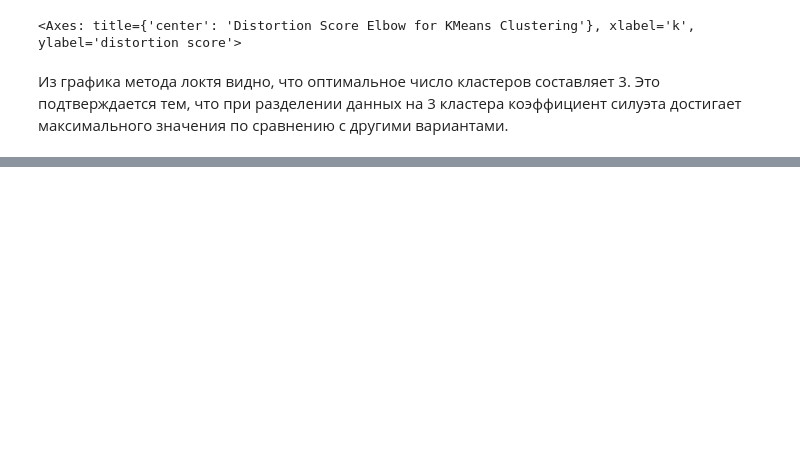
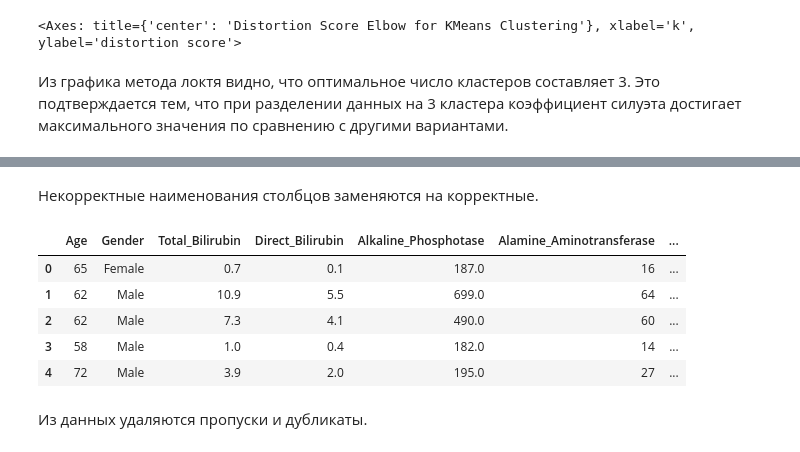
Before and after one commit to MaksimLevchenko/data_analyze_4, a Jupyter notebook: Lr4.ipynb, the cells around one changed output, grey strips where cells are left out. Saved outputs shown, nothing was run; the diff lists cells and outputs as text; code cells hidden in the pictures; blank space fills up the shorter version.

```diff
--- a/Lr4.ipynb
+++ b/Lr4.ipynb
@@ -145,0 +154,14 @@ visualizer.show()
+# %% [markdown]
+Некорректные наименования столбцов заменяются на корректные.
+# %%
+df = df.rename(columns={'Dataset123':'Target', 'TotalBilirubin': 'Total_Bilirubin'})
+df.head()
+# %% [output]
+|  | Age | Gender | Total_Bilirubin | Direct_Bilirubin | Alkaline_Phosphotase | Alamine_Aminotransferase | ... |
+| 0 | 65 | Female | 0.7 | 0.1 | 187.0 | 16 | ... |
+| 1 | 62 | Male | 10.9 | 5.5 | 699.0 | 64 | ... |
+| 2 | 62 | Male | 7.3 | 4.1 | 490.0 | 60 | ... |
+| 3 | 58 | Male | 1.0 | 0.4 | 182.0 | 14 | ... |
+| 4 | 72 | Male | 3.9 | 2.0 | 195.0 | 27 | ... |
+# %% [markdown]
+Из данных удаляются пропуски и дубликаты.
```
Also changed, not shown: parts of 36 cells of this notebook, 1 other file.
